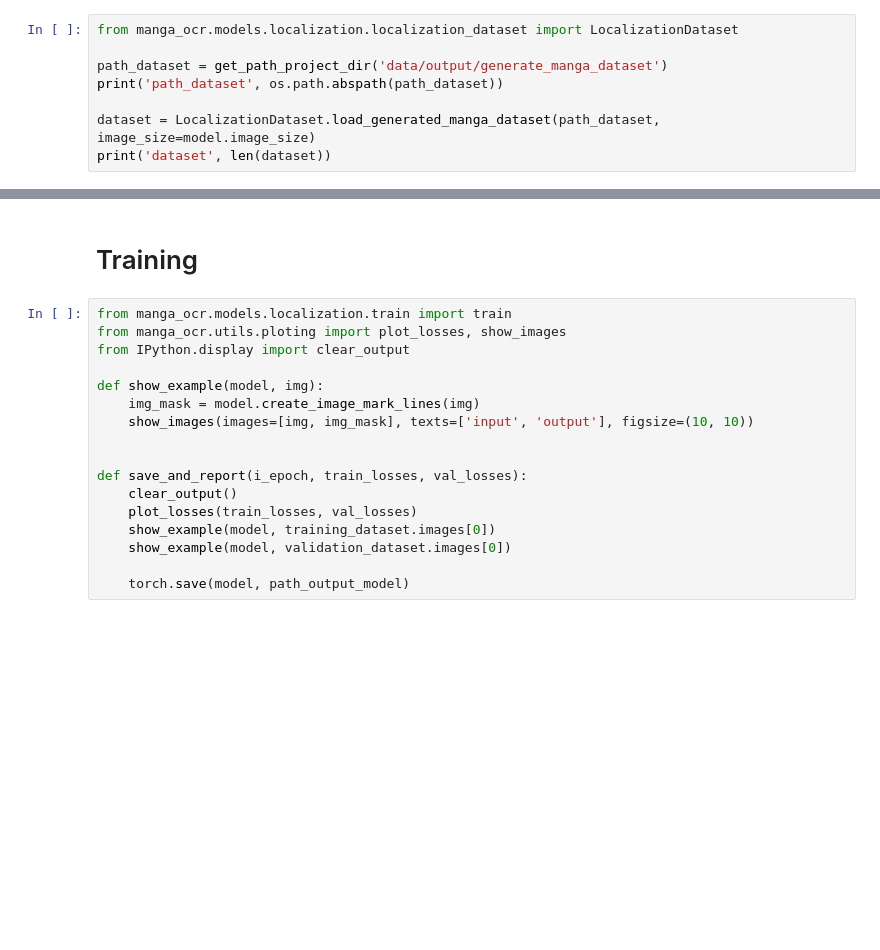
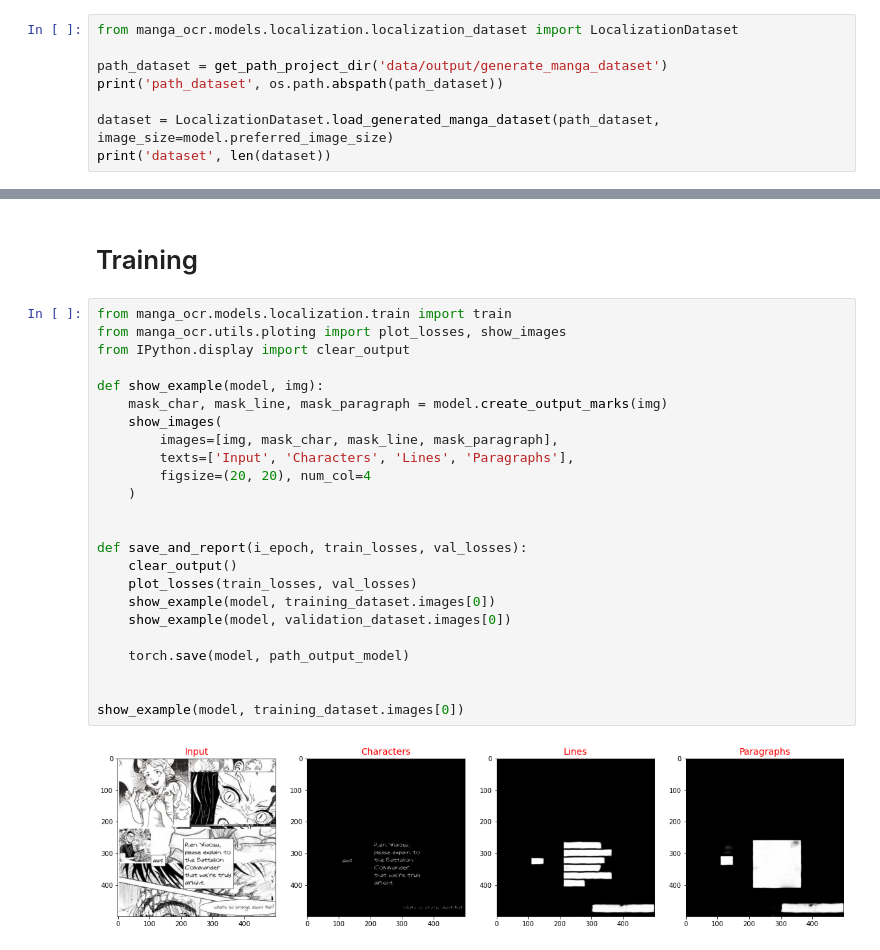
Before and after one commit to wanasit/comic-ocr, a Jupyter notebook: notebooks/Train Localization Model.ipynb, the cells around one changed output, grey strips where cells are left out. Cells and saved outputs as stored; diff of their text form; blank space fills up the shorter version.

Commit message:
Refactor the localization module

```diff
--- a/notebooks/Train Localization Model.ipynb
+++ b/notebooks/Train Localization Model.ipynb
@@ -56,7 +56,7 @@ from manga_ocr.models.localization.localization_dataset import LocalizationDatas
 path_dataset = get_path_project_dir('data/output/generate_manga_dataset')
 print('path_dataset', os.path.abspath(path_dataset))
 
-dataset = LocalizationDataset.load_generated_manga_dataset(path_dataset, image_size=model.image_size)
+dataset = LocalizationDataset.load_generated_manga_dataset(path_dataset, image_size=model.preferred_image_size)
 print('dataset', len(dataset))
 # %% [output]
 path_dataset /Users/wanasit/Dropbox/Workspace_Personal/manga-ocr/data/output/generate_manga_dataset
@@ -74,19 +74,28 @@ training_dataset 3900
 # %%
 from manga_ocr.models.localization.train import train
 from manga_ocr.utils.ploting import plot_losses, show_images
 from IPython.display import clear_output
 
 def show_example(model, img):
-    img_mask = model.create_image_mark_lines(img)
-    show_images(images=[img, img_mask], texts=['input', 'output'], figsize=(10, 10))
+    mask_char, mask_line, mask_paragraph = model.create_output_marks(img)
+    show_images(
+        images=[img, mask_char, mask_line, mask_paragraph],
+        texts=['Input', 'Characters', 'Lines', 'Paragraphs'],
+        figsize=(20, 20), num_col=4
+    )
 
 
 def save_and_report(i_epoch, train_losses, val_losses):
     clear_output()
     plot_losses(train_losses, val_losses)
     show_example(model, training_dataset.images[0])
     show_example(model, validation_dataset.images[0])
 
     torch.save(model, path_output_model)
+
+
+show_example(model, training_dataset.images[0])
+# %% [output]
+[figure, added]
 # %%
 train(model,
```
Also changed, not shown: parts of 3 cells of this notebook, 25 other files.
